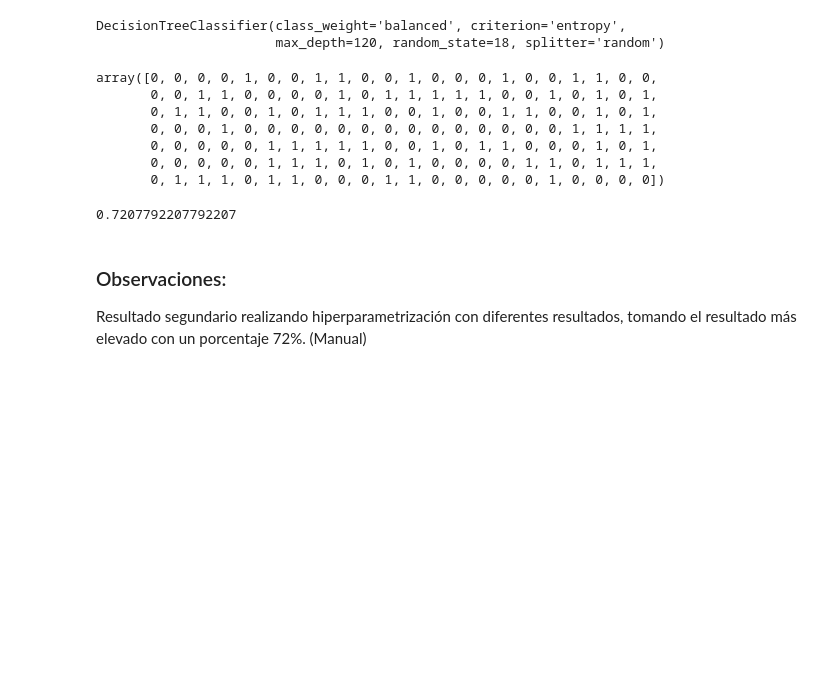
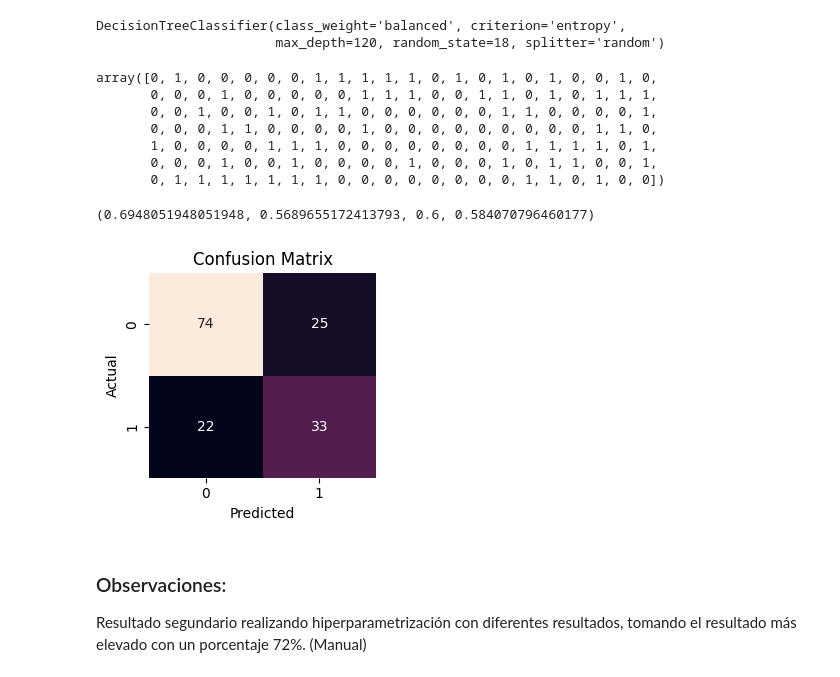
Before and after one commit to Antonio27M/ML-web-app-using-Streamlit, a Jupyter notebook: src/05-random-forest-diabetes.ipynb, the cells around one changed output. Cells and saved outputs as stored; diff of their text form; code cells hidden in the pictures; blank space fills up the shorter version.

```diff
--- a/src/05-random-forest-diabetes.ipynb
+++ b/src/05-random-forest-diabetes.ipynb
@@ -91,20 +108,33 @@ model_uno.fit(X_train, y_train)
 DecisionTreeClassifier(class_weight='balanced', criterion='entropy',
                        max_depth=120, random_state=18, splitter='random')
 # %%
-y_pred = model_uno.predict(X_test)
-y_pred
+y_pred_uno = model_uno.predict(X_test)
+y_pred_uno
 # %% [output]
-array([0, 0, 0, 0, 1, 0, 0, 1, 1, 0, 0, 1, 0, 0, 0, 1, 0, 0, 1, 1, 0, 0,
-       0, 0, 1, 1, 0, 0, 0, 0, 1, 0, 1, 1, 1, 1, 1, 0, 0, 1, 0, 1, 0, 1,
-       0, 1, 1, 0, 0, 1, 0, 1, 1, 1, 0, 0, 1, 0, 0, 1, 1, 0, 0, 1, 0, 1,
-       0, 0, 0, 1, 0, 0, 0, 0, 0, 0, 0, 0, 0, 0, 0, 0, 0, 0, 1, 1, 1, 1,
-       0, 0, 0, 0, 0, 1, 1, 1, 1, 1, 0, 0, 1, 0, 1, 1, 0, 0, 0, 1, 0, 1,
-       0, 0, 0, 0, 0, 1, 1, 1, 0, 1, 0, 1, 0, 0, 0, 0, 1, 1, 0, 1, 1, 1,
-       0, 1, 1, 1, 0, 1, 1, 0, 0, 0, 1, 1, 0, 0, 0, 0, 0, 1, 0, 0, 0, 0])
+array([0, 1, 0, 0, 0, 0, 0, 1, 1, 1, 1, 1, 0, 1, 0, 1, 0, 1, 0, 0, 1, 0,
+       0, 0, 0, 1, 0, 0, 0, 0, 0, 1, 1, 1, 0, 0, 1, 1, 0, 1, 0, 1, 1, 1,
+       0, 0, 1, 0, 0, 1, 0, 1, 1, 0, 0, 0, 0, 0, 0, 1, 1, 0, 0, 0, 0, 1,
+       0, 0, 0, 1, 1, 0, 0, 0, 0, 1, 0, 0, 0, 0, 0, 0, 0, 0, 0, 1, 1, 0,
+       1, 0, 0, 0, 0, 1, 1, 1, 0, 0, 0, 0, 0, 0, 0, 0, 1, 1, 1, 1, 0, 1,
+       0, 0, 0, 1, 0, 0, 1, 0, 0, 0, 0, 1, 0, 0, 0, 1, 0, 1, 1, 0, 0, 1,
+       0, 1, 1, 1, 1, 1, 1, 1, 0, 0, 0, 0, 0, 0, 0, 0, 1, 1, 0, 1, 0, 0])
 # %%
-accuracy_score(y_test, y_pred)
+accuracy_score(y_test, y_pred_uno), precision_score(y_test, y_pred_uno), recall_score(y_test, y_pred_uno), f1_score(y_test, y_pred_uno)
 # %% [output]
-0.7207792207792207
+(0.6948051948051948, 0.5689655172413793, 0.6, 0.584070796460177)
+# %%
+df_confusion = confusion_matrix(y_test, y_pred_uno)
+df_cm = pd.DataFrame(df_confusion)
+plt.figure(figsize=(3, 3))
+sns.heatmap(df_cm, annot=True, fmt="d", cbar=False)
+plt.xlabel('Predicted')
+plt.ylabel('Actual')
+plt.title('Confusion Matrix')
+
+plt.tight_layout()
+plt.show()
+# %% [output]
+[figure, added]
 # %% [markdown]
 ### Observaciones:
 
```
Also changed, not shown: parts of 21 cells of this notebook, 9 other files.
